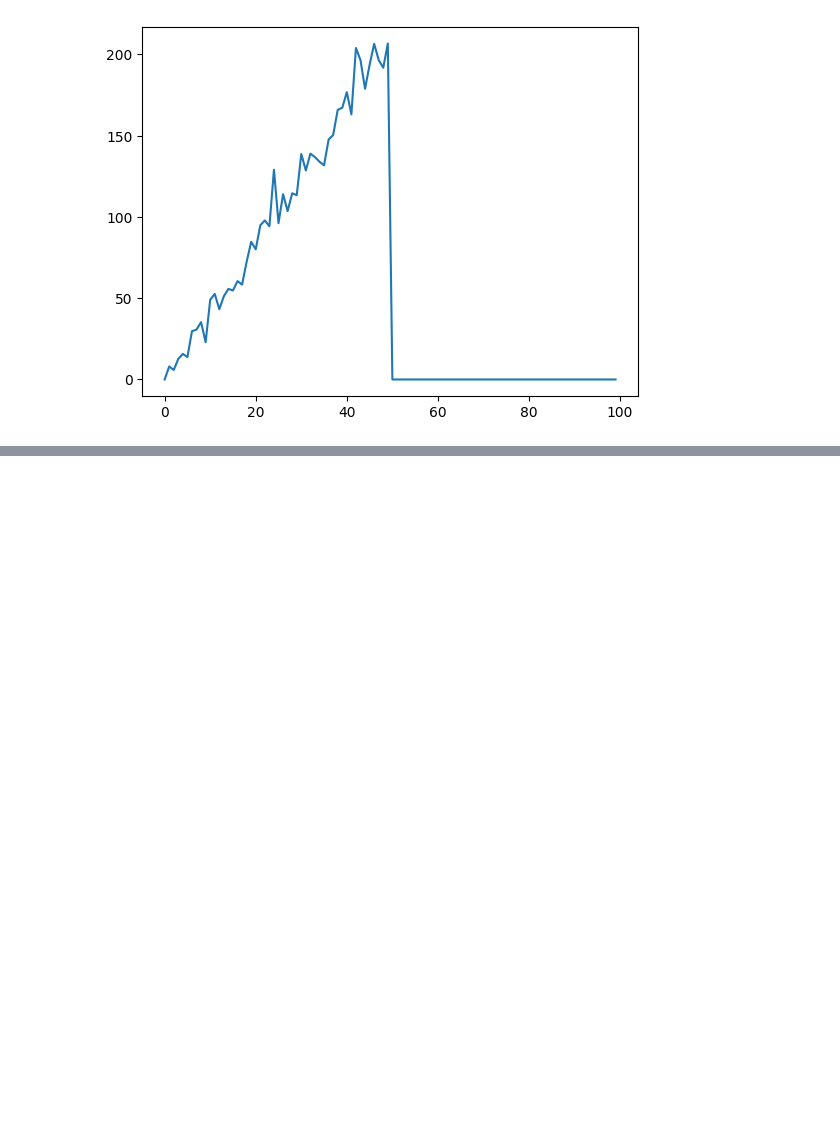
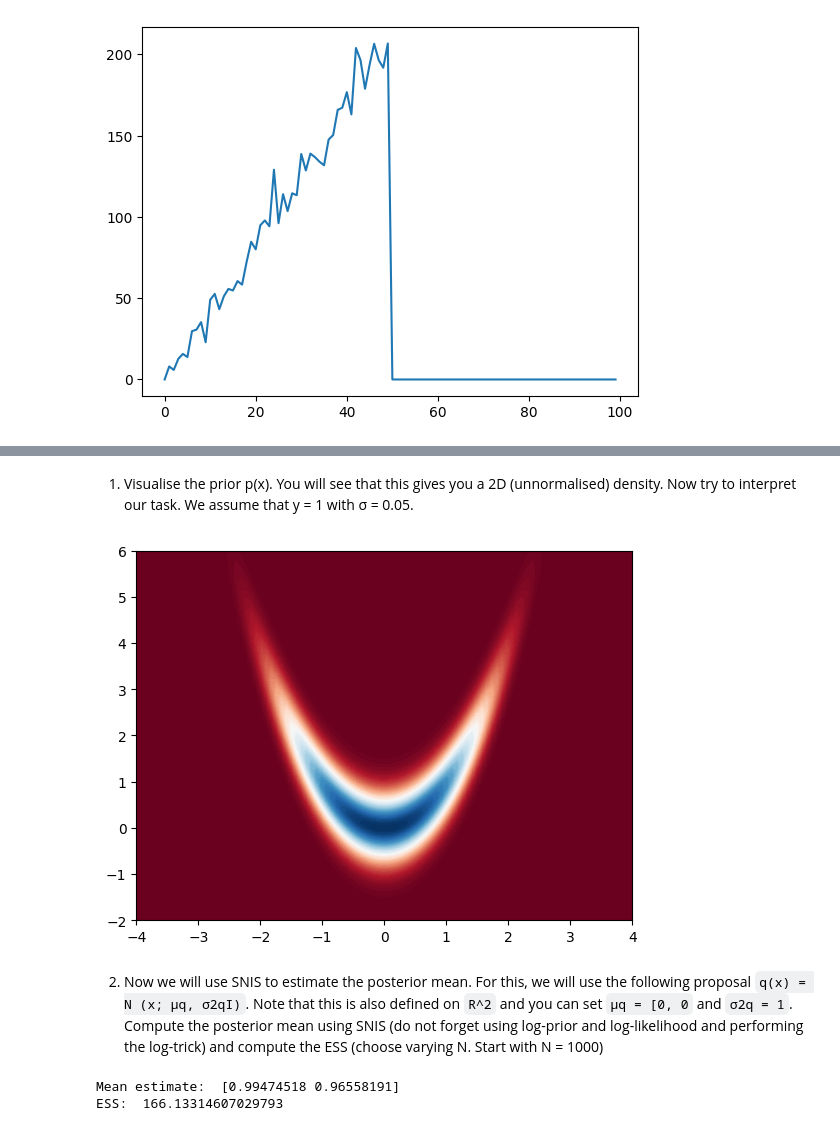
Before and after one commit to jCabala/learn-by-practise, a Jupyter notebook: ICL/stochasticSimulationICL/week6.ipynb, the cells around one changed output, grey strips where cells are left out. Drawn from its saved outputs; the diff is of its cells as text; code cells hidden in the pictures; blank space fills up the shorter version.

```diff
--- a/ICL/stochasticSimulationICL/week6.ipynb
+++ b/ICL/stochasticSimulationICL/week6.ipynb
@@ -130,0 +161,68 @@ plt.plot(ess)
+# %% [markdown]
+1. Visualise the prior p(x). You will see that this gives you a 2D (unnormalised) density. Now try to interpret
+our task. We assume that y = 1 with σ = 0.05.
+# %%
+def bar_p(x):
+    return np.exp(-x[0]**2/10 - x[1]**2/10 - 2 * (x[1] - x[0]**2)**2)
+
+x_bb = np.linspace(-4, 4, 100)
+y_bb = np.linspace(-2, 6, 100)
+X_bb , Y_bb = np.meshgrid(x_bb , y_bb)
+# evaluate barp on this grid
+Z_bb = np.zeros((100 , 100))
+for i in range(100):
+    for j in range(100):
+        Z_bb[i, j] = bar_p([X_bb[i, j], Y_bb[i, j]])
+# plot barp
+plt.contourf(X_bb , Y_bb , Z_bb , 100 , cmap='RdBu')
+plt.show()
+# %% [output]
+[figure, added]
+# %% [markdown]
+2. Now we will use SNIS to estimate the posterior mean. For this, we will use the
+following proposal `q(x) = N (x; µq, σ2qI)`. Note that this is also defined on `R^2`
+and you can set `µq = [0, 0` and `σ2q = 1`.
+Compute the posterior mean using SNIS (do not forget using log-prior and log-likelihood
+and performing the log-trick) and compute the ESS (choose varying N. Start with N = 1000)
+# %%
+def q(x):
+    return np.exp(- x[0]**2/2 - x[1]**2/2) / (2 * np.pi)
+
+def logbar_p(x):
+    return - x[0]**2/10 - x[1]**2/10 - 2 * (x[1] - x[0]**2)**2
+
+def loglik(y, x, sig):
+    H = [1, 0]
+    return -(y - H @ x)**2/(2 * sig **2) - np.log(sig * np.sqrt(2 * np.pi))
+
+def logq(x):
+    return - x[0]**2/2 - x[1]**2/2 - np.log(2 * np.pi)
+
+def ESS(w):
+    return 1/np.sum(w**2)
+
+y = 1
+sig = 0.05
+
+N = 10000
+rng = np.random. default_rng (25)
+# sample from q
+x = rng.normal(0, 1, (2, N)) # 2 x N matrix (2 dimensional , N samples)
+
+# compute logW
+logW = np.zeros(N)
+for i in range(N):
+    logW[i] = (loglik(y, x[:, i], sig)) + logbar_p(x[:, i]) - logq(x[:, i])
+
+# compute log_hat_W
+log_hat_W = logW - np.max(logW)
+w = np.exp( log_hat_W )/np.sum(np.exp( log_hat_W ))
+
+# compute mean estimate
+mean = np.sum(w*x, axis=1)
+
+print("Mean estimate: ", mean)
+print("ESS: ", ESS(w))
+# %% [output]
+Mean estimate:  [0.99474518 0.96558191]
+ESS:  166.13314607029793
```
Also changed, not shown: parts of 1 cell of this notebook.
